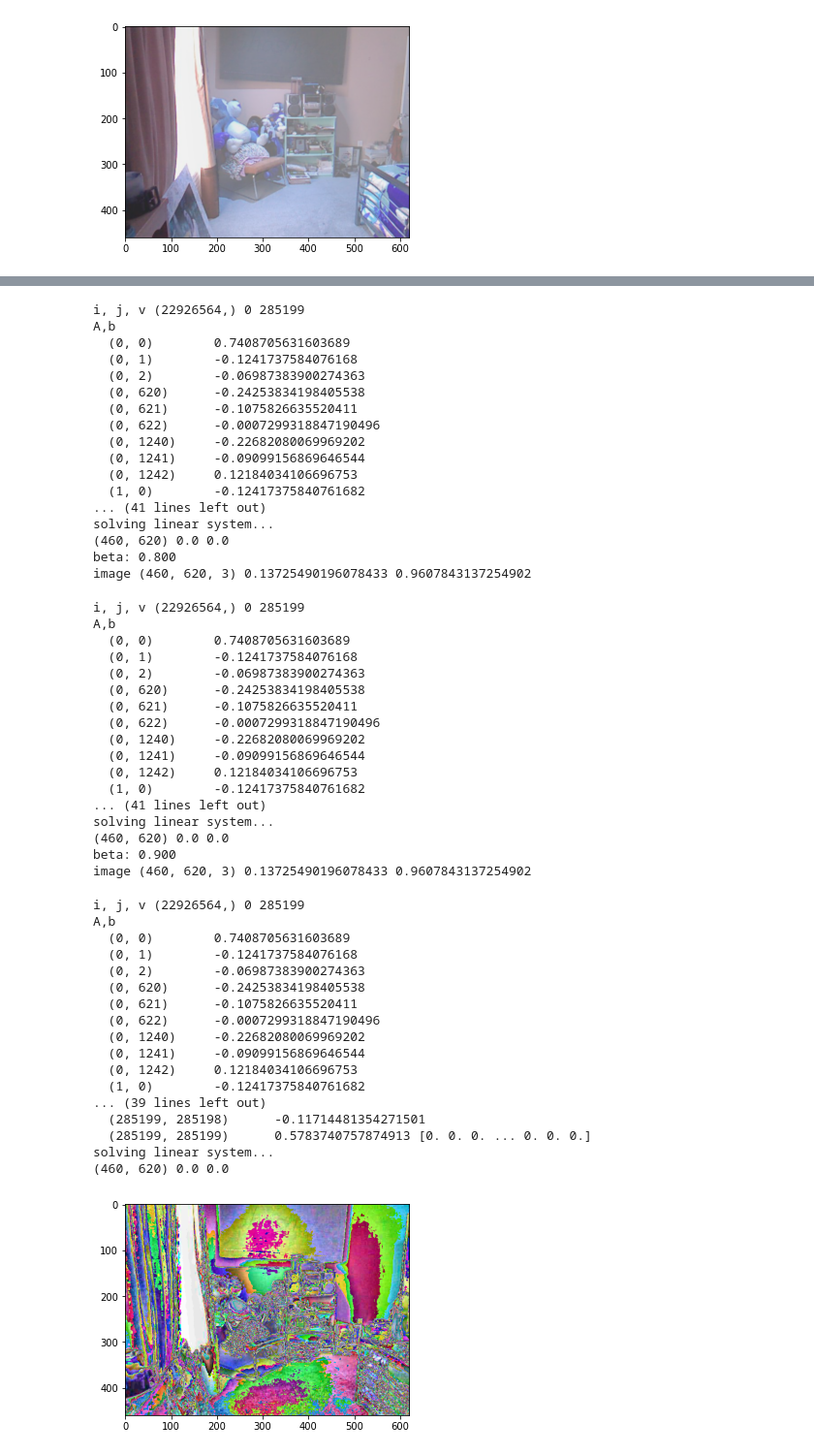
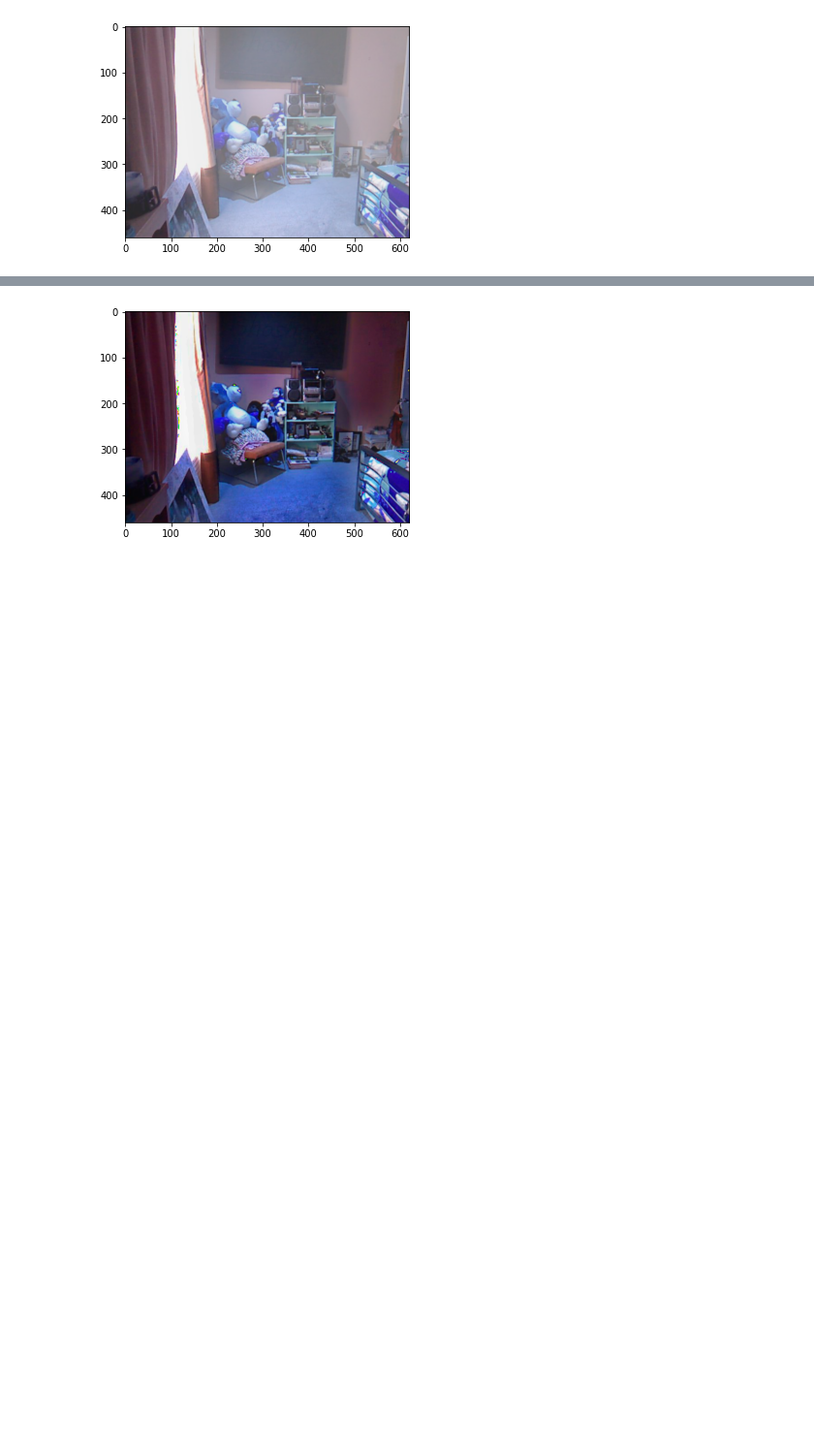
Before and after one commit to taindp98/trait_video, a Jupyter notebook: code/investigate_finetune.ipynb, the cells around one changed output, grey strips where cells are left out. Shown at 97% size. Cells and saved outputs as stored; diff of their text form; code cells hidden in the pictures; blank space fills up the shorter version.

```diff
--- a/code/investigate_finetune.ipynb
+++ b/code/investigate_finetune.ipynb
@@ -62,5 +62,6 @@ for b in list_omegas:
     psnr, ssim = pipeline_finetune(hazy_img, clear_img, method)
     list_psnr.append(psnr)
     list_ssim.append(ssim)
+    break
 # %% [output]
 beta: 0.500
@@ -102,55 +72,4 @@ image (460, 620, 3) 0.13725490196078433 0.9607843137254902
-i, j, v (22926564,) 0 285199
-A,b
-  (0, 0)        0.7408705631603689
-  (0, 1)        -0.1241737584076168
-  (0, 2)        -0.06987383900274363
-  (0, 620)      -0.24253834198405538
-  (0, 621)      -0.1075826635520411
-  (0, 622)      -0.0007299318847190496
-  (0, 1240)     -0.22682080069969202
-  (0, 1241)     -0.09099156869646544
-  (0, 1242)     0.12184034106696753
-  (1, 0)        -0.12417375840761682
-... (41 lines left out)
-solving linear system...
-(460, 620) 0.0 0.0
-beta: 0.800
-image (460, 620, 3) 0.13725490196078433 0.9607843137254902
-i, j, v (22926564,) 0 285199
-A,b
-  (0, 0)        0.7408705631603689
-  (0, 1)        -0.1241737584076168
-  (0, 2)        -0.06987383900274363
-  (0, 620)      -0.24253834198405538
-  (0, 621)      -0.1075826635520411
-  (0, 622)      -0.0007299318847190496
-  (0, 1240)     -0.22682080069969202
-  (0, 1241)     -0.09099156869646544
-  (0, 1242)     0.12184034106696753
-  (1, 0)        -0.12417375840761682
-... (41 lines left out)
-solving linear system...
-(460, 620) 0.0 0.0
-beta: 0.900
-image (460, 620, 3) 0.13725490196078433 0.9607843137254902
-i, j, v (22926564,) 0 285199
-A,b
-  (0, 0)        0.7408705631603689
-  (0, 1)        -0.1241737584076168
-  (0, 2)        -0.06987383900274363
-  (0, 620)      -0.24253834198405538
-  (0, 621)      -0.1075826635520411
-  (0, 622)      -0.0007299318847190496
-  (0, 1240)     -0.22682080069969202
-  (0, 1241)     -0.09099156869646544
-  (0, 1242)     0.12184034106696753
-  (1, 0)        -0.12417375840761682
-... (39 lines left out)
-  (285199, 285198)      -0.11714481354271501
-  (285199, 285199)      0.5783740757874913 [0. 0. 0. ... 0. 0. 0.]
-solving linear system...
-(460, 620) 0.0 0.0
-[figure, old version]
+[figure, new version]
 # %%
 # method = 'cap'
 
```
Also changed, not shown: parts of 1 cell of this notebook, 1 other file.
